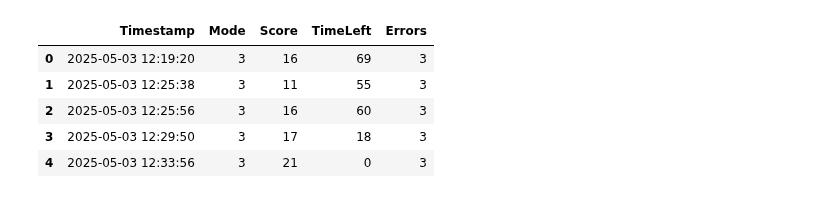
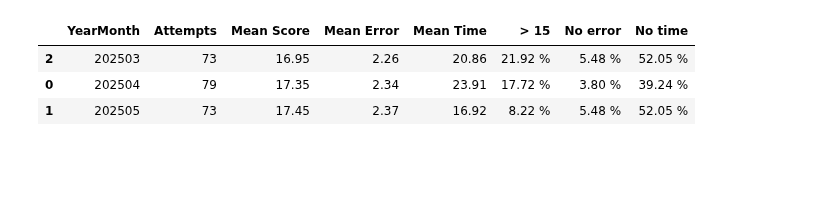
Before and after one commit to mariaonoeva/stat-repo, a Jupyter notebook: chess/puzzle-rush/total_stat_puzzle_rush.ipynb, the cells around one changed output. Cells and saved outputs as stored; diff of their text form; code cells hidden in the pictures; blank space fills up the shorter version.

```diff
--- a/chess/puzzle-rush/total_stat_puzzle_rush.ipynb
+++ b/chess/puzzle-rush/total_stat_puzzle_rush.ipynb
@@ -1,14 +1,46 @@
-# %%
-import pandas as pd
-
-puzzle_rush = pd.read_csv('data/csvs/puzzle_rush_202505.csv')
-puzzle_rush.columns = ['Timestamp', 'Mode', 'Score', 'TimeLeft', 'Errors']
-
-puzzle_rush.head()
-# %% [output]
-|  | Timestamp | Mode | Score | TimeLeft | Errors |
-| 0 | 2025-05-03 12:19:20 | 3 | 16 | 69 | 3 |
-| 1 | 2025-05-03 12:25:38 | 3 | 11 | 55 | 3 |
-| 2 | 2025-05-03 12:25:56 | 3 | 16 | 60 | 3 |
-| 3 | 2025-05-03 12:29:50 | 3 | 17 | 18 | 3 |
-| 4 | 2025-05-03 12:33:56 | 3 | 21 | 0 | 3 |
+# %%
+import pandas as pd
+
+def month_info(csv):
+    monthYear = [char for char in f'{csv}' if char.isdigit()]
+    puzzle_rush = pd.read_csv(csv)
+
+    puzzle_rush.columns = ['Timestamp', 'Mode', 'Score', 'TimeLeft', 'Errors']
+    total_attempts = puzzle_rush['Timestamp'].count()
+
+    mean_score = puzzle_rush['Score'].mean()
+    mean_error = puzzle_rush['Errors'].mean()
+    mean_time = puzzle_rush['TimeLeft'].mean()
+
+    below_15_score = len(puzzle_rush[puzzle_rush['Score'] < 15]) / total_attempts * 100
+    zero_error = len(puzzle_rush[puzzle_rush['Errors'] == 0]) / total_attempts * 100
+    zero_time = len(puzzle_rush[puzzle_rush['TimeLeft'] == 0]) / total_attempts * 100
+
+    all_stat = ["".join(monthYear), total_attempts, f'{mean_score:.2f}', f'{mean_error:.2f}', f'{mean_time:.2f}', f'{below_15_score:.2f} %', f'{zero_error:.2f} %', f'{zero_time:.2f} %']
+
+    return all_stat
+# %%
+import os
+
+path = 'data/csvs/'
+extension = '.csv'
+
+files = [file for file in os.listdir(path) if file.endswith(extension)]
+
+stat = []
+
+for file in files:
+    output = month_info(path + file)
+    stat.append(output)
+
+stat_df = pd.DataFrame(stat)
+stat_df.columns = ['YearMonth', 'Attempts', 'Mean Score', 'Mean Error', 'Mean Time', '> 15', 'No error', 'No time']
+
+stat_df.sort_values(by='YearMonth', inplace=True)
+
+stat_df.head()
+# %% [output]
+|  | YearMonth | Attempts | Mean Score | Mean Error | Mean Time | > 15 | No error | No time |
+| 2 | 202503 | 73 | 16.95 | 2.26 | 20.86 | 21.92 % | 5.48 % | 52.05 % |
+| 0 | 202504 | 79 | 17.35 | 2.34 | 23.91 | 17.72 % | 3.80 % | 39.24 % |
+| 1 | 202505 | 73 | 17.45 | 2.37 | 16.92 | 8.22 % | 5.48 % | 52.05 % |
```
Also changed, not shown: parts of 15 cells of this notebook, 2 other files.
